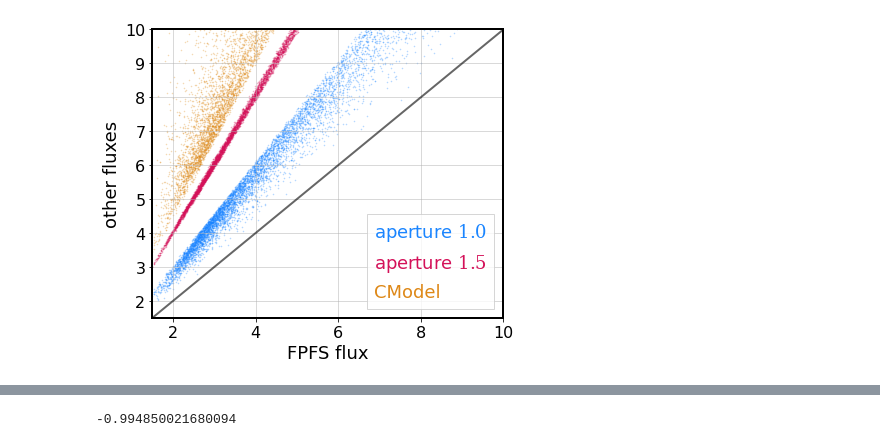
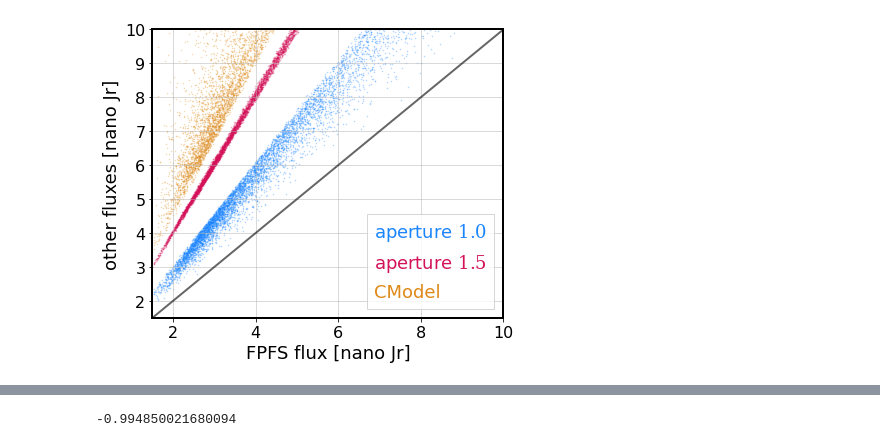
Before and after one commit to mr-superonion/FPFS_notebooks, a Jupyter notebook: ipynb/5_paper_2022/2_tests_isolated/1_compare_fluxes.ipynb, the cells around one changed output, grey strips where cells are left out. Saved outputs shown, nothing was run; the diff lists cells and outputs as text; code cells hidden in the pictures.

```diff
--- a/ipynb/5_paper_2022/2_tests_isolated/1_compare_fluxes.ipynb
+++ b/ipynb/5_paper_2022/2_tests_isolated/1_compare_fluxes.ipynb
@@ -31,33 +31,33 @@ size=0.3
 alpha=0.3
 rs=1.#2.5
 
 plt.close()
 fig,axes=pltutil.make_figure_axes(ny=1,nx=1,square=False)
 
 ax=axes[0]
 ax.scatter(fdat['fpfs_M00']/(0.168)**2.*rs,hdat['base_CircularApertureFlux_3_0_instFlux'],s=size,color=pltutil.colors0[1],alpha=alpha,label='aperture $1.0$')
 ax.scatter(fdat['fpfs_M00']/(0.168)**2.*rs,hdat['base_CircularApertureFlux_4_5_instFlux'],s=size,color=pltutil.colors0[2],alpha=alpha,label='aperture $1.5$')
 ax.scatter(fdat['fpfs_M00']/(0.168)**2.*rs,hdat['modelfit_CModel_instFlux'],s=size,color=pltutil.colors0[3],alpha=alpha,label='CModel')
 x=np.linspace(0,20,100)
 ax.plot(x,x,'-',color='black',alpha=0.6)
-ax.set_xlabel('FPFS flux')
-ax.set_ylabel('other fluxes')
+ax.set_xlabel('FPFS flux [nano Jr]')
+ax.set_ylabel('other fluxes [nano Jr]')
 ax.set_xlim(1.5,10)
 ax.set_ylim(1.5,10)
 ax.grid()
 
 leg=ax.legend(fontsize=18,handlelength=0,handletextpad=0,fancybox=False,markerscale=0)
 for it,text in enumerate(leg.get_texts()):
     text.set_color(pltutil.colors0[it+1])
 
 #ax=axes[1]
 #ax.scatter((fdat['fpfs_M00']+fdat['fpfs_M20'])/0.168**2.,hdat['ext_shapeHSM_HsmSourceMoments_xx']+hdat['ext_shapeHSM_HsmSourceMoments_yy'],\
 #           s=0.04,color=pltutil.colors[1],alpha=0.1)
 #ax.set_xlabel('fpfs trace')
 #ax.set_ylabel('regauss trace')
 #ax.set_xlim(-1,40)
 #ax.set_ylim(-1,40)
 fig.tight_layout()
 fig.savefig('compare_fluxes.pdf')
 # %% [output]
-[figure, old version]
+[figure, new version]
```
Also changed, not shown: parts of 1 cell of this notebook, 4 other files.
